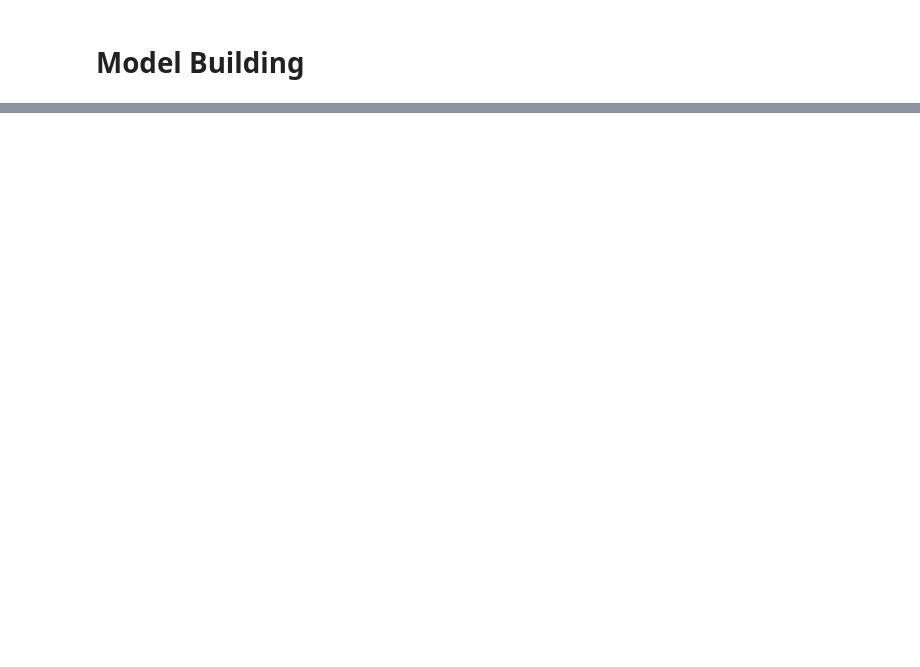
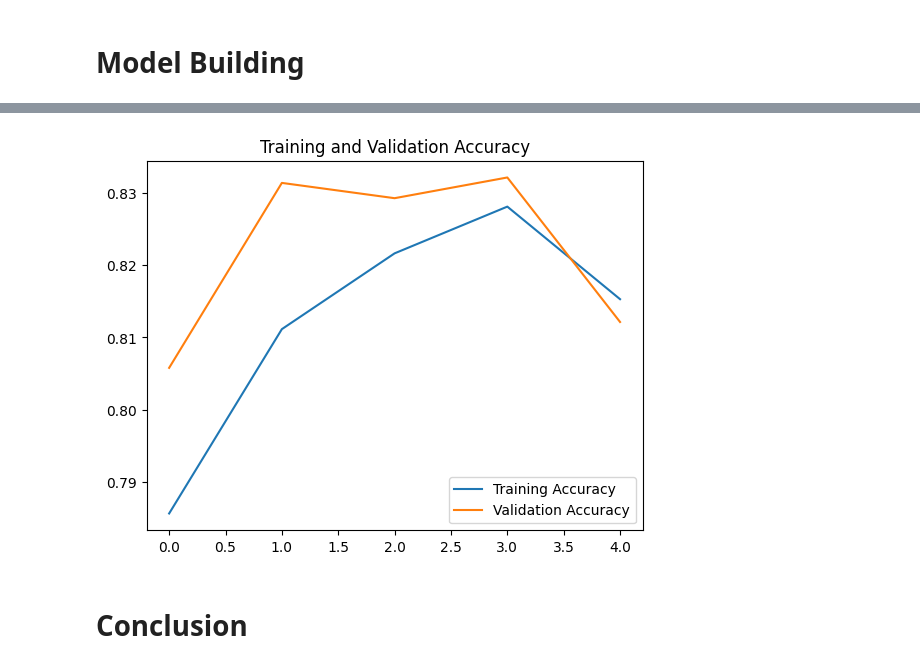
Before and after one commit to hkwan11/cnn-cancer-detection, a Jupyter notebook: cnn-submission.ipynb, the cells around one changed output, grey strips where cells are left out. Cells and saved outputs as stored; diff of their text form; code cells hidden in the pictures; blank space fills up the shorter version.

Commit message:
Kaggle Notebook | CNN submission | Version 3

```diff
--- a/cnn-submission.ipynb
+++ b/cnn-submission.ipynb
@@ -115,2 +132,8 @@ train_norm = ImageDataGenerator(rescale=float(1)/255, validation_split=0.20)
+# %%
+df_train, df_val = train_test_split(train_labels, test_size=0.2, random_state=42)
 # %% [markdown]
 # Model Building
+# %%
+TRAIN_PATH = '/kaggle/input/histopathologic-cancer-detection/train'
+train_gen = CreateData(df_train, folder=TRAIN_PATH, batch_size=32)
+val_gen = CreateData(df_val, folder=TRAIN_PATH, batch_size=32)
@@ -161,7 +176,2 @@ Trainable params: 4288579 (16.36 MB)
 Non-trainable params: 0 (0.00 Byte)
 _________________________________________________________________
-# %%
-from tensorflow.keras.optimizers import Adam
-
-optimizer = Adam(learning_rate=0.0001)
-model.compile(optimizer=optimizer, loss='binary_crossentropy', metrics=['accuracy'])
@@ -224,0 +178,6 @@ Epoch 10/10
+# %%
+nn = model.fit(
+    train_gen,
+    validation_data=val_gen,
+    epochs=5
+)
@@ -224,0 +195,10 @@ Epoch 10/10
+# %%
+plt.plot(nn.history['accuracy'], label='Training Accuracy')
+plt.plot(nn.history['val_accuracy'], label='Validation Accuracy')
+plt.title('Training and Validation Accuracy')
+plt.legend()
+plt.show()
+# %% [output]
+[figure, added]
+# %% [markdown]
+# Conclusion
```
Also changed, not shown: parts of 22 cells of this notebook.
